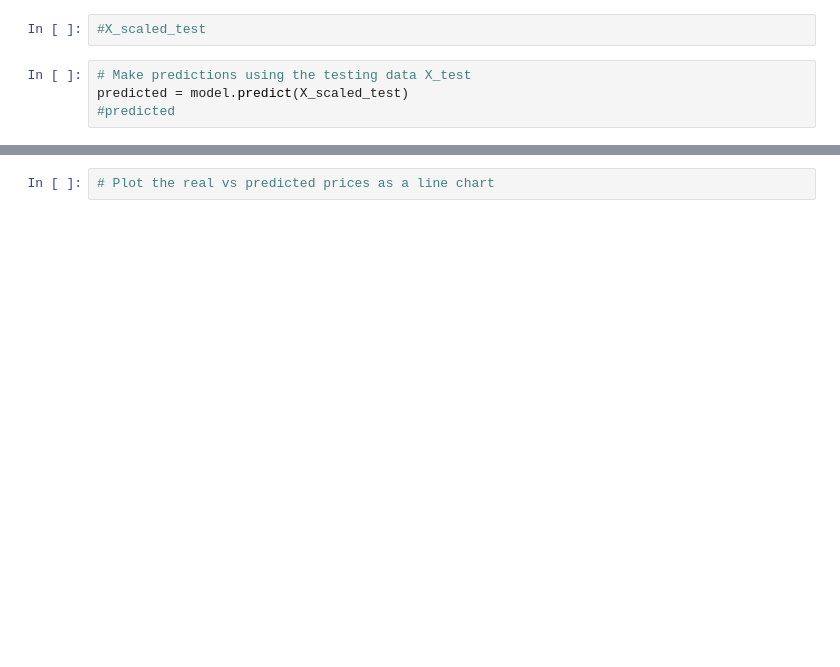
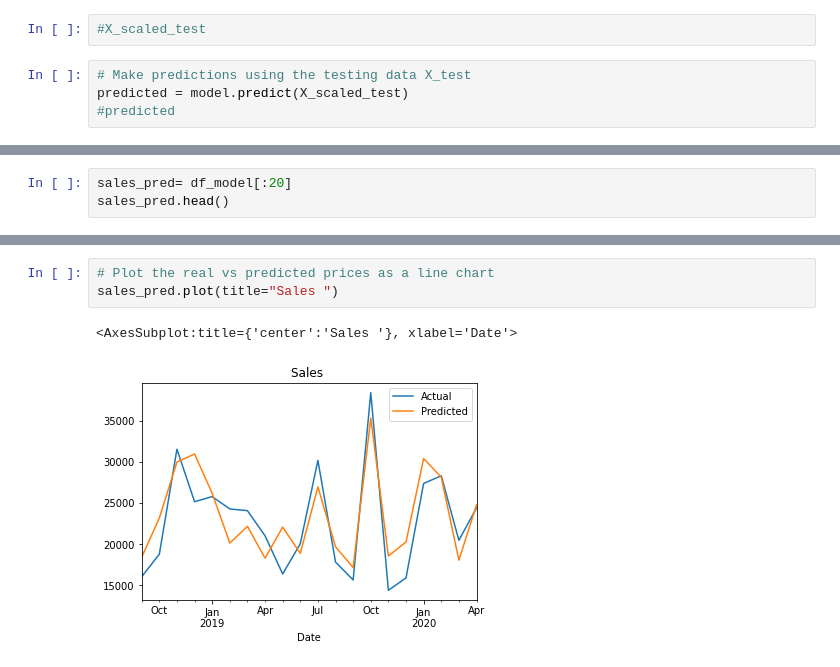
Before and after one commit to jexiamaris/project2, a Jupyter notebook: notebooks/interest_rate_sales.ipynb, the cells around one changed output, grey strips where cells are left out. Saved outputs shown, nothing was run; the diff lists cells and outputs as text; blank space fills up the shorter version.

```diff
--- a/notebooks/interest_rate_sales.ipynb
+++ b/notebooks/interest_rate_sales.ipynb
@@ -242,0 +249,3 @@ NameError: name 'salese__pred_20' is not defined
+# %%
+sales_pred= df_model[:20]
+sales_pred.head()
@@ -243,2 +260,6 @@ NameError: name 'salese__pred_20' is not defined
 # %%
 # Plot the real vs predicted prices as a line chart
+sales_pred.plot(title="Sales ")
+# %% [output]
+<AxesSubplot:title={'center':'Sales '}, xlabel='Date'>
+[figure, added]
```
Also changed, not shown: parts of 8 cells of this notebook.
